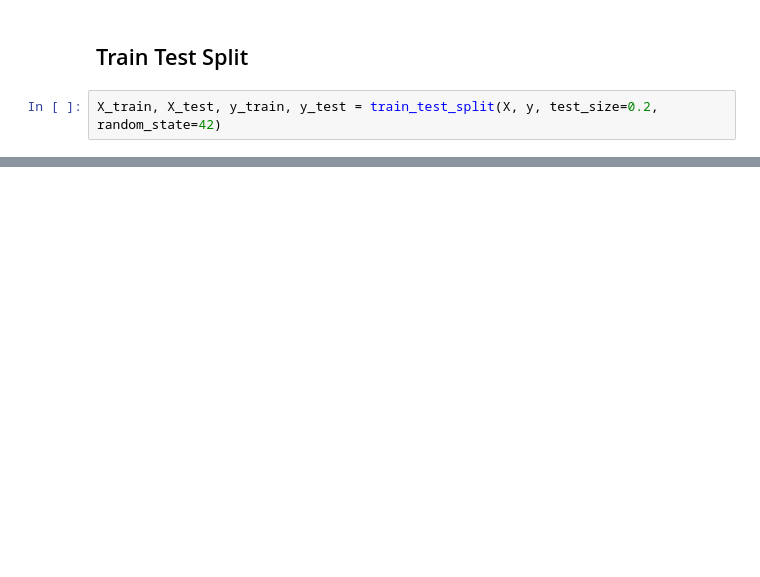
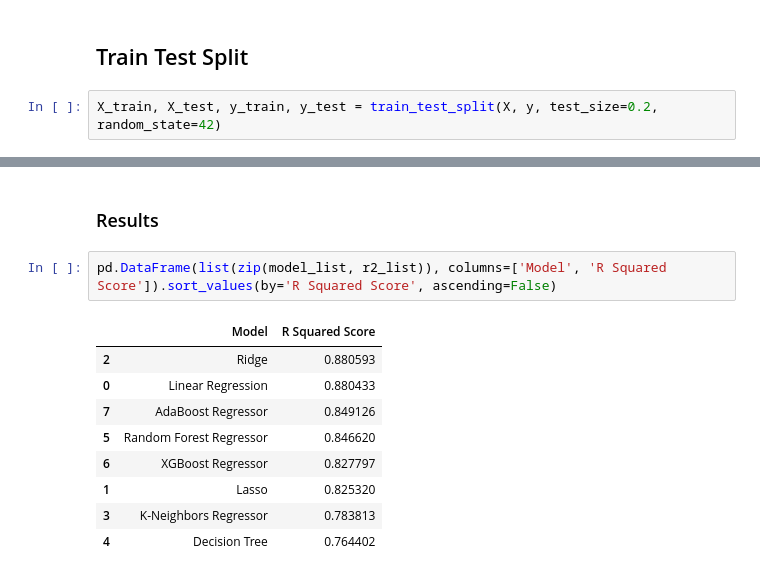
Before and after one commit to SuhasKanwar/Scholarlytics, a Jupyter notebook: notebooks/model_training.ipynb, the cells around one changed output, grey strips where cells are left out. Cells and saved outputs as stored; diff of their text form; blank space fills up the shorter version.

```diff
--- a/notebooks/model_training.ipynb
+++ b/notebooks/model_training.ipynb
@@ -135,0 +213,14 @@ X_train, X_test, y_train, y_test = train_test_split(X, y, test_size=0.2, random_
+# %% [markdown]
+### Results
+# %%
+pd.DataFrame(list(zip(model_list, r2_list)), columns=['Model', 'R Squared Score']).sort_values(by='R Squared Score', ascending=False)
+# %% [output]
+|  | Model | R Squared Score |
+| 2 | Ridge | 0.880593 |
+| 0 | Linear Regression | 0.880433 |
+| 7 | AdaBoost Regressor | 0.849126 |
+| 5 | Random Forest Regressor | 0.846620 |
+| 6 | XGBoost Regressor | 0.827797 |
+| 1 | Lasso | 0.825320 |
+| 3 | K-Neighbors Regressor | 0.783813 |
+| 4 | Decision Tree | 0.764402 |
```
Also changed, not shown: parts of 16 cells of this notebook.
